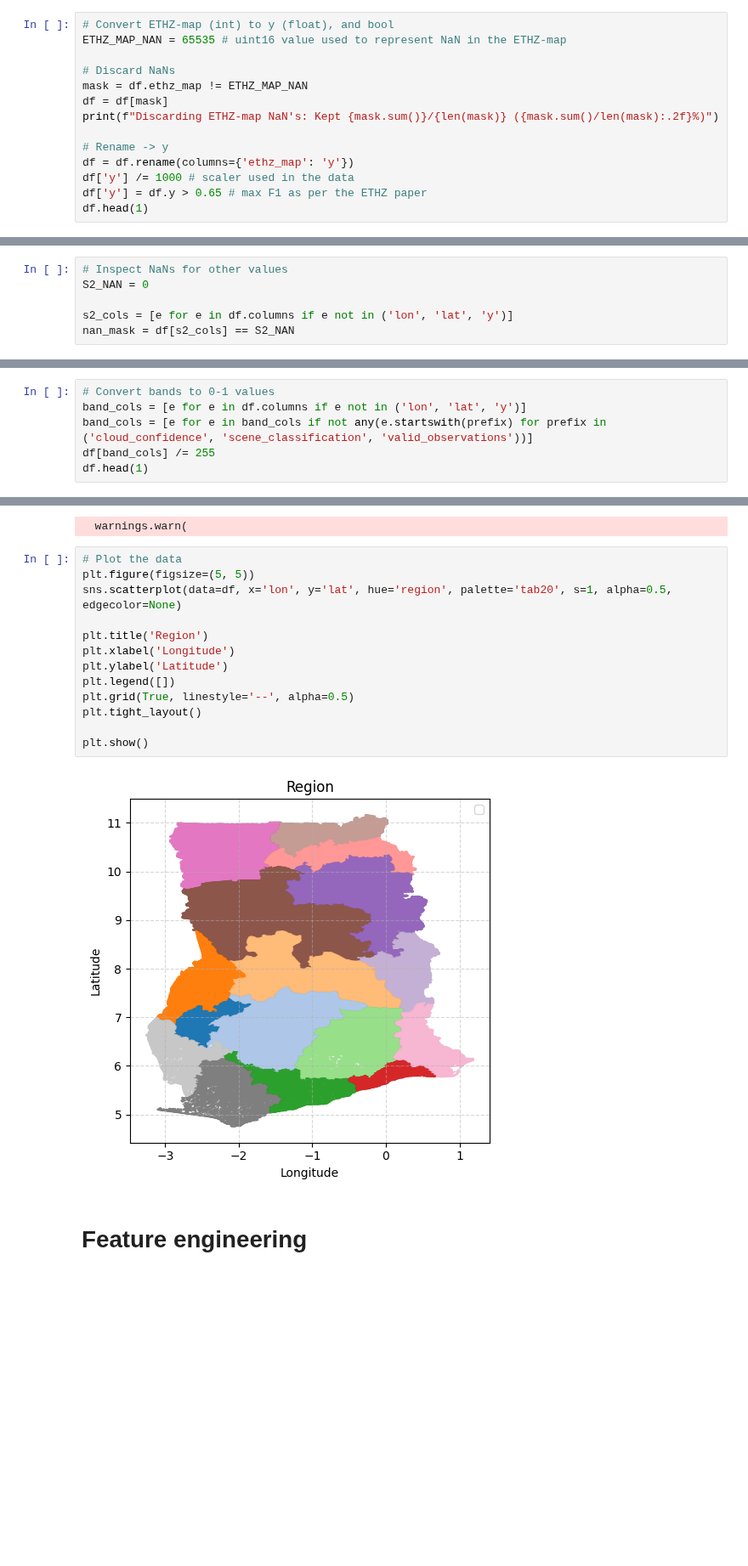
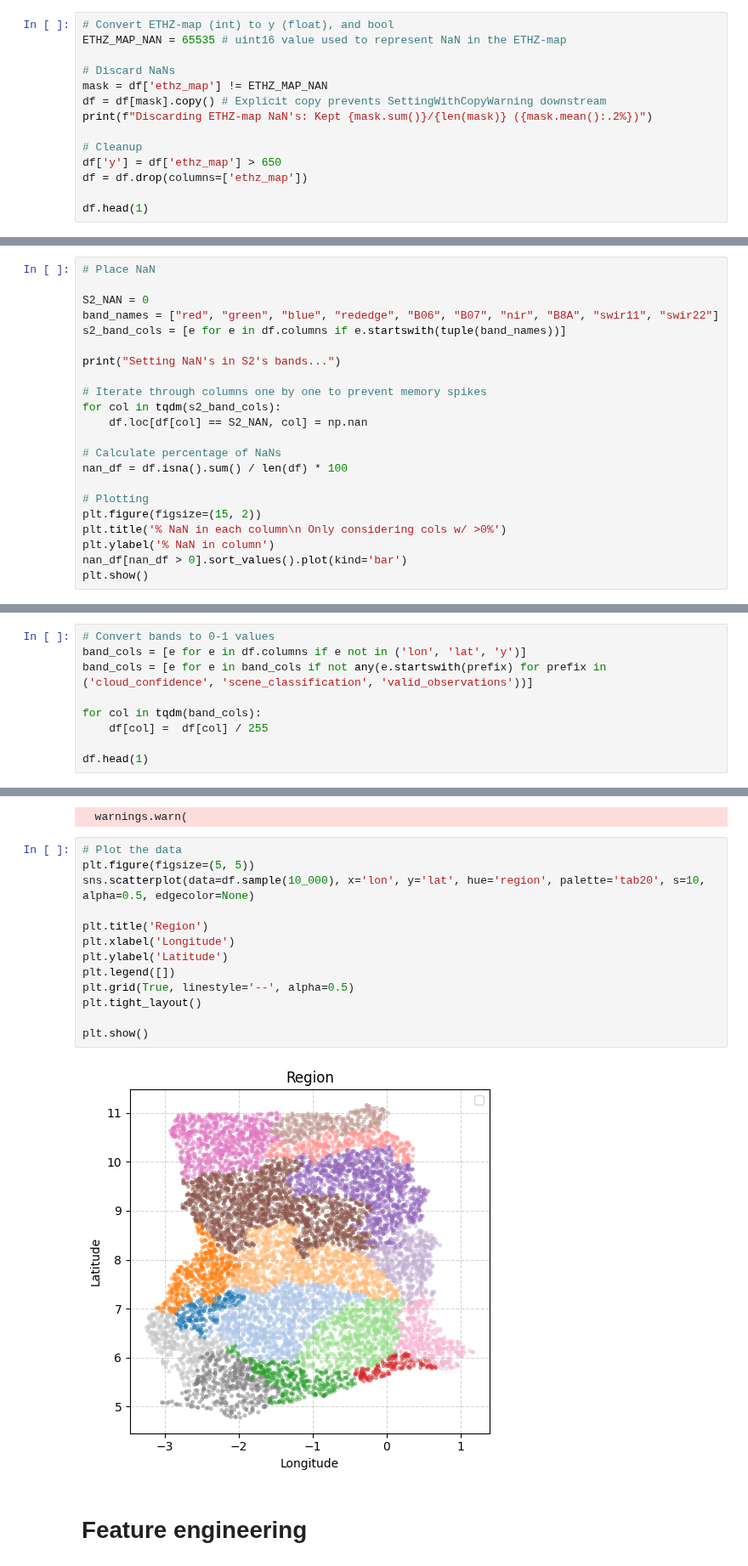
Before and after one commit to arthurgassner-synotis/forestero-skymap-poc, a Jupyter notebook: nb/02-compile.ipynb, the cells around one changed output, grey strips where cells are left out. Shown at 85% size. Saved outputs shown, nothing was run; the diff lists cells and outputs as text; blank space fills up the shorter version.

Commit message:
feat: cleanup

```diff
--- a/nb/02-compile.ipynb
+++ b/nb/02-compile.ipynb
@@ -48,13 +61,13 @@ plt.show()
 ETHZ_MAP_NAN = 65535 # uint16 value used to represent NaN in the ETHZ-map
 
 # Discard NaNs
-mask = df.ethz_map != ETHZ_MAP_NAN
-df = df[mask]
-print(f"Discarding ETHZ-map NaN's: Kept {mask.sum()}/{len(mask)} ({mask.sum()/len(mask):.2f}%)")
+mask = df['ethz_map'] != ETHZ_MAP_NAN
+df = df[mask].copy() # Explicit copy prevents SettingWithCopyWarning downstream
+print(f"Discarding ETHZ-map NaN's: Kept {mask.sum()}/{len(mask)} ({mask.mean():.2%})")
 
-# Rename -> y
-df = df.rename(columns={'ethz_map': 'y'})
-df['y'] /= 1000 # scaler used in the data
-df['y'] = df.y > 0.65 # max F1 as per the ETHZ paper
+# Cleanup
+df['y'] = df['ethz_map'] > 650
+df = df.drop(columns=['ethz_map'])
+
 df.head(1)
 # %% [output]
@@ -64,7 +77,23 @@ Discarding ETHZ-map NaN's: Kept 22886211/24213205 (0.95%)
 1 rows × 265 columns
 # %%
-# Inspect NaNs for other values
+# Place NaN
+
 S2_NAN = 0
+band_names = ["red", "green", "blue", "rededge", "B06", "B07", "nir", "B8A", "swir11", "swir22"]
+s2_band_cols = [e for e in df.columns if e.startswith(tuple(band_names))]
 
-s2_cols = [e for e in df.columns if e not in ('lon', 'lat', 'y')]
-nan_mask = df[s2_cols] == S2_NAN
+print("Setting NaN's in S2's bands...")
+
+# Iterate through columns one by one to prevent memory spikes
+for col in tqdm(s2_band_cols):
+    df.loc[df[col] == S2_NAN, col] = np.nan
+
+# Calculate percentage of NaNs
+nan_df = df.isna().sum() / len(df) * 100
+
+# Plotting
+plt.figure(figsize=(15, 2))
+plt.title('% NaN in each column\n Only considering cols w/ >0%')
+plt.ylabel('% NaN in column')
+nan_df[nan_df > 0].sort_values().plot(kind='bar')
+plt.show()
@@ -72,5 +104,8 @@ nan_mask = df[s2_cols] == S2_NAN
 # Convert bands to 0-1 values
 band_cols = [e for e in df.columns if e not in ('lon', 'lat', 'y')]
 band_cols = [e for e in band_cols if not any(e.startswith(prefix) for prefix in ('cloud_confidence', 'scene_classification', 'valid_observations'))]
-df[band_cols] /= 255
+
+for col in tqdm(band_cols):
+    df[col] =  df[col] / 255
+
 df.head(1)
@@ -124,18 +165,18 @@ df['region'] = joined['NAME_1'].astype('category')
 # %%
 # Plot the data
 plt.figure(figsize=(5, 5))
-sns.scatterplot(data=df, x='lon', y='lat', hue='region', palette='tab20', s=1, alpha=0.5, edgecolor=None)
+sns.scatterplot(data=df.sample(10_000), x='lon', y='lat', hue='region', palette='tab20', s=10, alpha=0.5, edgecolor=None)
 
 plt.title('Region')
 plt.xlabel('Longitude')
 plt.ylabel('Latitude')
 plt.legend([])
 plt.grid(True, linestyle='--', alpha=0.5)
 plt.tight_layout()
 
 plt.show()
 # %% [output]
-[figure, old version]
+[figure, new version]
 # %% [markdown]
 # Feature engineering
 # %%
```
Also changed, not shown: parts of 12 cells of this notebook, 6 other files.
